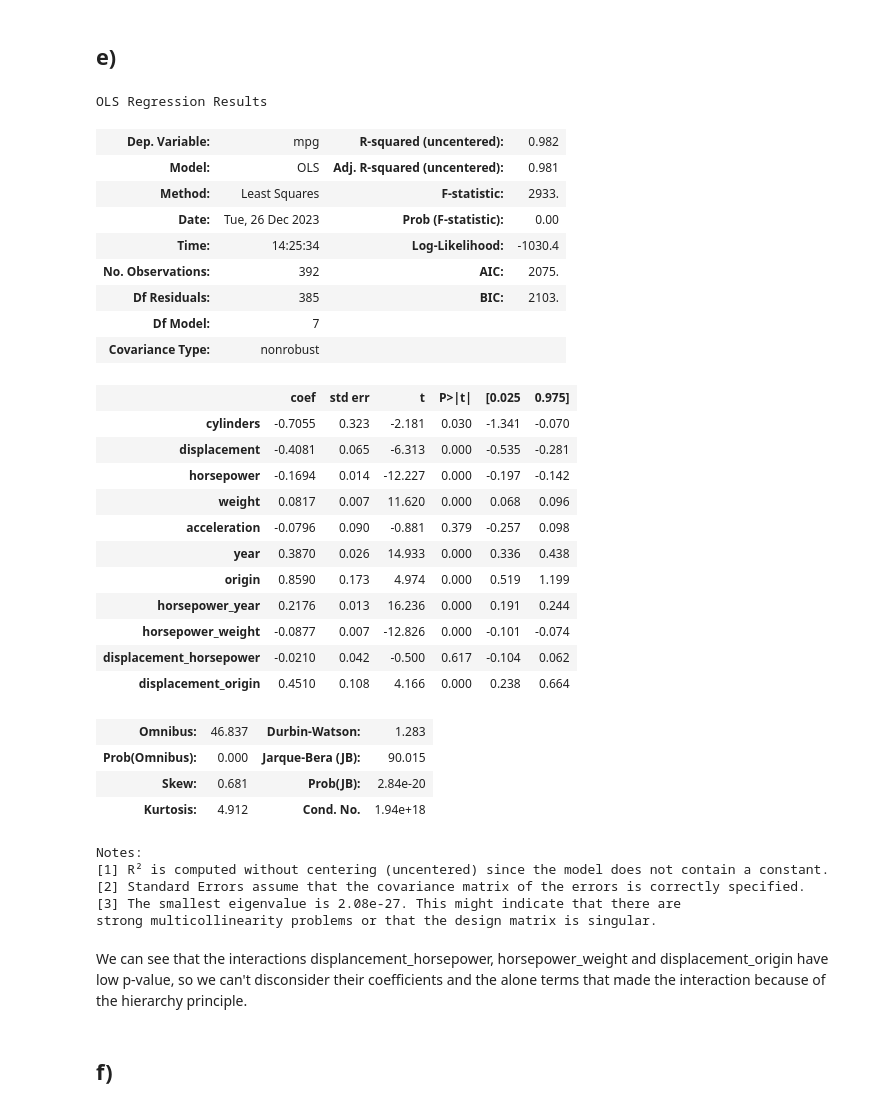
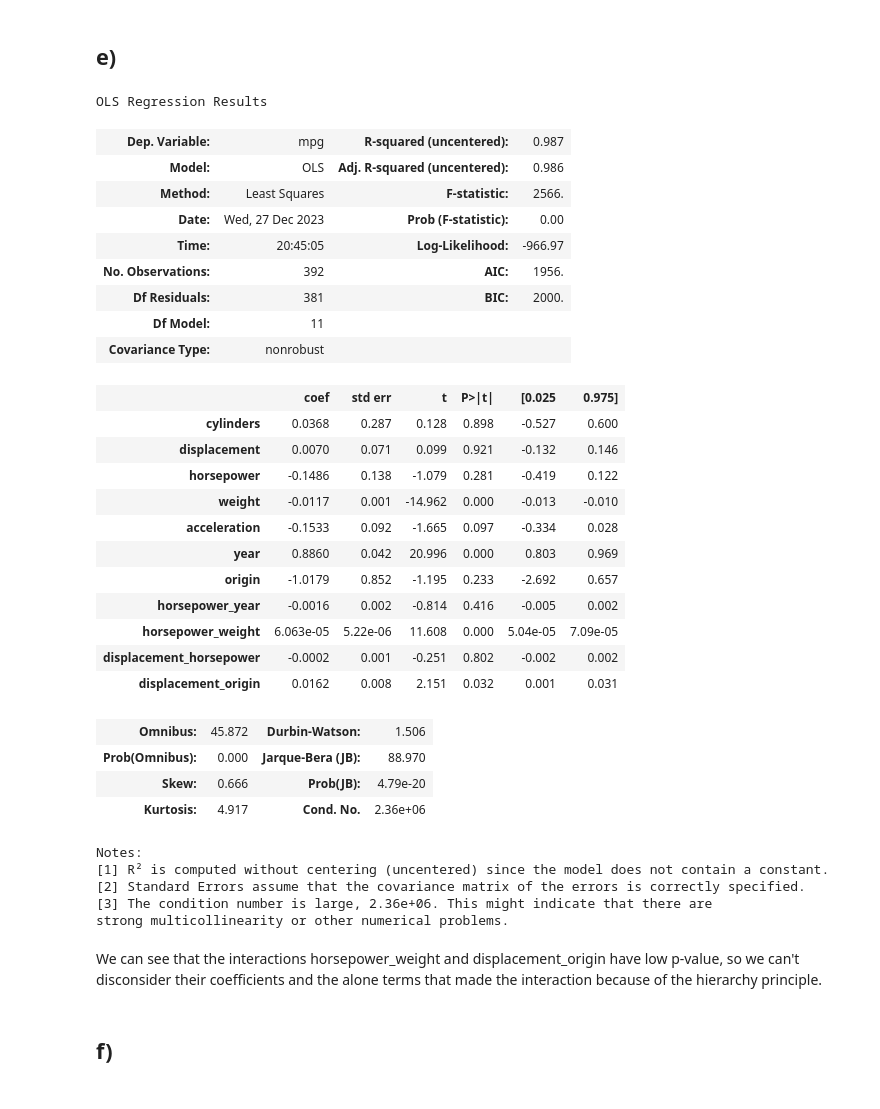
Before and after one commit to GabrielRomaoG/statistical_learning_code_answers, a Jupyter notebook: Chapter3/Question_9.ipynb, the cells around one changed output. Saved outputs shown, nothing was run; the diff lists cells and outputs as text; code cells hidden in the pictures.

Commit message:
fix interaction terms formula

```diff
--- a/Chapter3/Question_9.ipynb
+++ b/Chapter3/Question_9.ipynb
@@ -178,49 +178,49 @@ plt.show()
 # %%
 # Interaction Terms
 X_int = X.copy()
 
-X_int['horsepower_year'] = X_int.horsepower + X_int.year
-X_int['horsepower_weight'] = X_int.horsepower + X_int.weight
-X_int['displacement_horsepower'] = X_int.displacement + X_int.year
-X_int['displacement_origin'] = X_int.displacement + X_int.origin
+X_int['horsepower_year'] = X_int.horsepower * X_int.year
+X_int['horsepower_weight'] = X_int.horsepower * X_int.weight
+X_int['displacement_horsepower'] = X_int.displacement * X_int.year
+X_int['displacement_origin'] = X_int.displacement * X_int.origin
 
 result = sm.OLS(y, X_int).fit()
 
 result.summary()
 # %% [output]
 OLS Regression Results
-| Dep. Variable: | mpg | R-squared (uncentered): | 0.982 |
-| Model: | OLS | Adj. R-squared (uncentered): | 0.981 |
-| Method: | Least Squares | F-statistic: | 2933. |
-| Date: | Tue, 26 Dec 2023 | Prob (F-statistic): | 0.00 |
-| Time: | 14:25:34 | Log-Likelihood: | -1030.4 |
-| No. Observations: | 392 | AIC: | 2075. |
-| Df Residuals: | 385 | BIC: | 2103. |
-| Df Model: | 7 |  |  |
+| Dep. Variable: | mpg | R-squared (uncentered): | 0.987 |
+| Model: | OLS | Adj. R-squared (uncentered): | 0.986 |
+| Method: | Least Squares | F-statistic: | 2566. |
+| Date: | Wed, 27 Dec 2023 | Prob (F-statistic): | 0.00 |
+| Time: | 20:45:05 | Log-Likelihood: | -966.97 |
+| No. Observations: | 392 | AIC: | 1956. |
+| Df Residuals: | 381 | BIC: | 2000. |
+| Df Model: | 11 |  |  |
 | Covariance Type: | nonrobust |  |  |
 |  | coef | std err | t | P>|t| | [0.025 | 0.975] |
-| cylinders | -0.7055 | 0.323 | -2.181 | 0.030 | -1.341 | -0.070 |
-| displacement | -0.4081 | 0.065 | -6.313 | 0.000 | -0.535 | -0.281 |
-| horsepower | -0.1694 | 0.014 | -12.227 | 0.000 | -0.197 | -0.142 |
-| weight | 0.0817 | 0.007 | 11.620 | 0.000 | 0.068 | 0.096 |
-| acceleration | -0.0796 | 0.090 | -0.881 | 0.379 | -0.257 | 0.098 |
-| year | 0.3870 | 0.026 | 14.933 | 0.000 | 0.336 | 0.438 |
-| origin | 0.8590 | 0.173 | 4.974 | 0.000 | 0.519 | 1.199 |
-| horsepower_year | 0.2176 | 0.013 | 16.236 | 0.000 | 0.191 | 0.244 |
-| horsepower_weight | -0.0877 | 0.007 | -12.826 | 0.000 | -0.101 | -0.074 |
-| displacement_horsepower | -0.0210 | 0.042 | -0.500 | 0.617 | -0.104 | 0.062 |
-| displacement_origin | 0.4510 | 0.108 | 4.166 | 0.000 | 0.238 | 0.664 |
+| cylinders | 0.0368 | 0.287 | 0.128 | 0.898 | -0.527 | 0.600 |
+| displacement | 0.0070 | 0.071 | 0.099 | 0.921 | -0.132 | 0.146 |
+| horsepower | -0.1486 | 0.138 | -1.079 | 0.281 | -0.419 | 0.122 |
+| weight | -0.0117 | 0.001 | -14.962 | 0.000 | -0.013 | -0.010 |
+| acceleration | -0.1533 | 0.092 | -1.665 | 0.097 | -0.334 | 0.028 |
+| year | 0.8860 | 0.042 | 20.996 | 0.000 | 0.803 | 0.969 |
+| origin | -1.0179 | 0.852 | -1.195 | 0.233 | -2.692 | 0.657 |
+| horsepower_year | -0.0016 | 0.002 | -0.814 | 0.416 | -0.005 | 0.002 |
+| horsepower_weight | 6.063e-05 | 5.22e-06 | 11.608 | 0.000 | 5.04e-05 | 7.09e-05 |
+| displacement_horsepower | -0.0002 | 0.001 | -0.251 | 0.802 | -0.002 | 0.002 |
+| displacement_origin | 0.0162 | 0.008 | 2.151 | 0.032 | 0.001 | 0.031 |
-| Omnibus: | 46.837 | Durbin-Watson: | 1.283 |
-| Prob(Omnibus): | 0.000 | Jarque-Bera (JB): | 90.015 |
-| Skew: | 0.681 | Prob(JB): | 2.84e-20 |
-| Kurtosis: | 4.912 | Cond. No. | 1.94e+18 |
+| Omnibus: | 45.872 | Durbin-Watson: | 1.506 |
+| Prob(Omnibus): | 0.000 | Jarque-Bera (JB): | 88.970 |
+| Skew: | 0.666 | Prob(JB): | 4.79e-20 |
+| Kurtosis: | 4.917 | Cond. No. | 2.36e+06 |
 Notes:
 [1] R² is computed without centering (uncentered) since the model does not contain a constant.
 [2] Standard Errors assume that the covariance matrix of the errors is correctly specified.
-[3] The smallest eigenvalue is 2.08e-27. This might indicate that there are
-strong multicollinearity problems or that the design matrix is singular.
+[3] The condition number is large, 2.36e+06. This might indicate that there are
+strong multicollinearity or other numerical problems.
 # %% [markdown]
-We can see that the interactions displancement_horsepower, horsepower_weight and displacement_origin have low p-value, so we can't disconsider their coefficients and the alone terms that made the interaction because of the hierarchy principle.
+We can see that the interactions horsepower_weight and displacement_origin have low p-value, so we can't disconsider their coefficients and the alone terms that made the interaction because of the hierarchy principle.
 # %% [markdown]
 ## f)
 # %%
```
Also changed, not shown: parts of 2 cells of this notebook.
